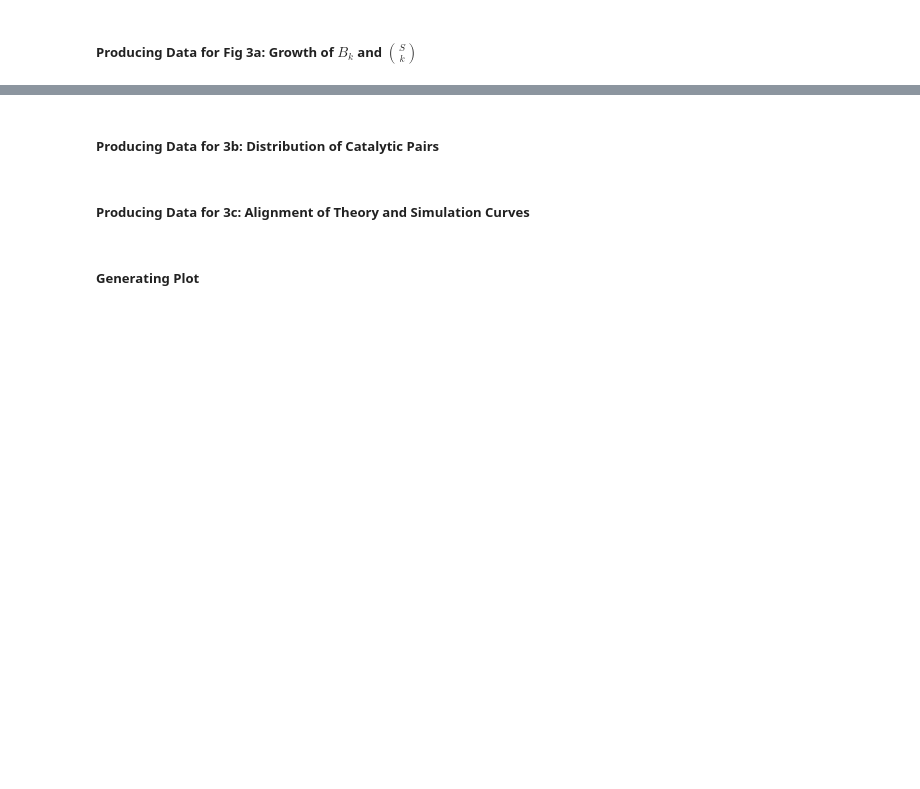
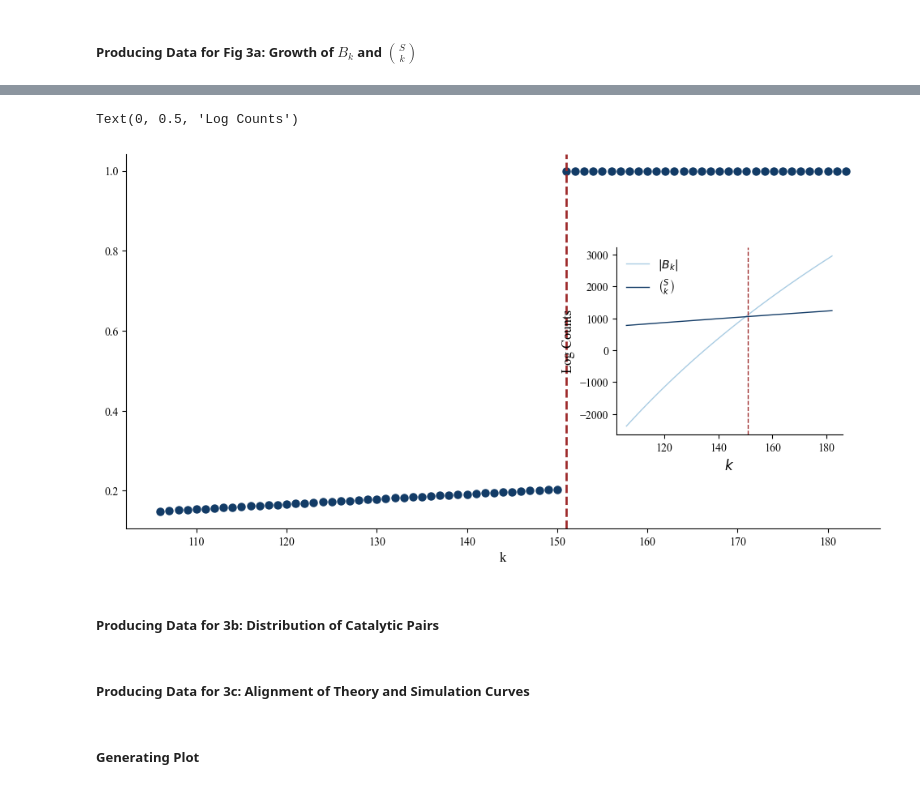
Before and after one commit to VJ-Varanasi/Emergence-of-Autocatalysis-in-Prebiotic-Reaction-Networks, a Jupyter notebook: figures.ipynb, the cells around one changed output, grey strips where cells are left out. Drawn from its saved outputs; the diff is of its cells as text; code cells hidden in the pictures; blank space fills up the shorter version.

```diff
--- a/figures.ipynb
+++ b/figures.ipynb
@@ -191,17 +351,20 @@ plt.show()
 # %% [markdown]
 ##### Producing Data for Fig 3a: Growth of $B_k$ and $S \choose k$
+# %%
+def f_linear_fit(n):
+    return 1.0970 + 0.0189 * n
 # %%
 n = 6
 
-# Size of irrRAF core set chosen to be proportional to R as proven in paper
+# Size of irrRAF core set chosen to be proportional to R as proven in paper (the number 500 is selected to replicate observed results)
 Q_new = np.sqrt(n * 2**n) * 500
 
 
 X, F, R = create_XFR(n)
 mR = len(X) * len(R) / 2
 k_estimate = (2**(n+1) - 2) * f_linear_fit(n)
-k_values = np.arange(int(k_estimate * 0.9), int(k_estimate * 1.1))
-
+k_values = np.arange(int(k_estimate * 0.6), int(k_estimate * 1.3))
+#k_values = np.arange(1, 300)
 
 conditional_probability = [
         np.exp(
@@ -223,3 +490,32 @@ binom_term = [wiki_approx(mR, i) for i in k_values]
+# %%
+cols = ['#a9cce3', '#80a9c9', '#5787af', '#2d6495', '#123b66']
+k_prime_color = '#9E2A2B'
+sim_color     = cols[-1]
+theory_color  = '#FFC107'
+
+b_k_color     = cols[0]
+binom_color   = cols[-1]
+cond_prob_color = cols[-1]
+
+fig, ax_main = plt.subplots(1,1, figsize = (12,6))
+
+ax_main.scatter(k_values, max_curve, color=cond_prob_color)
+ax_main.axvline(k_prime, ls="--", lw=2, color=k_prime_color, label=f"$k' = {k_prime}$")
+ax_main.set_xlabel('k')
+
+# inset
+ax_inset = ax_main.inset_axes([0.65, 0.25, 0.3, 0.5])
+ax_inset.plot(k_values, b_k, label='$|B_k|$', color=b_k_color)
+ax_inset.plot(k_values, binom_term, label=r'$\binom{S}{k}$', color=binom_color)
+ax_inset.axvline(k_prime, color=k_prime_color, lw=1, ls="--")
+ax_inset.legend(fontsize=10, frameon=False, loc='upper left')
+ax_inset.spines['top'].set_visible(False)
+ax_inset.spines['right'].set_visible(False)
+ax_inset.set_xlabel('$k$')
+ax_inset.set_ylabel('Log Counts')
+# %% [output]
+Text(0, 0.5, 'Log Counts')
+[figure, added]
 # %% [markdown]
 ##### Producing Data for 3b: Distribution of Catalytic Pairs
 # %%
```
Also changed, not shown: parts of 33 cells of this notebook, 6 other files.
